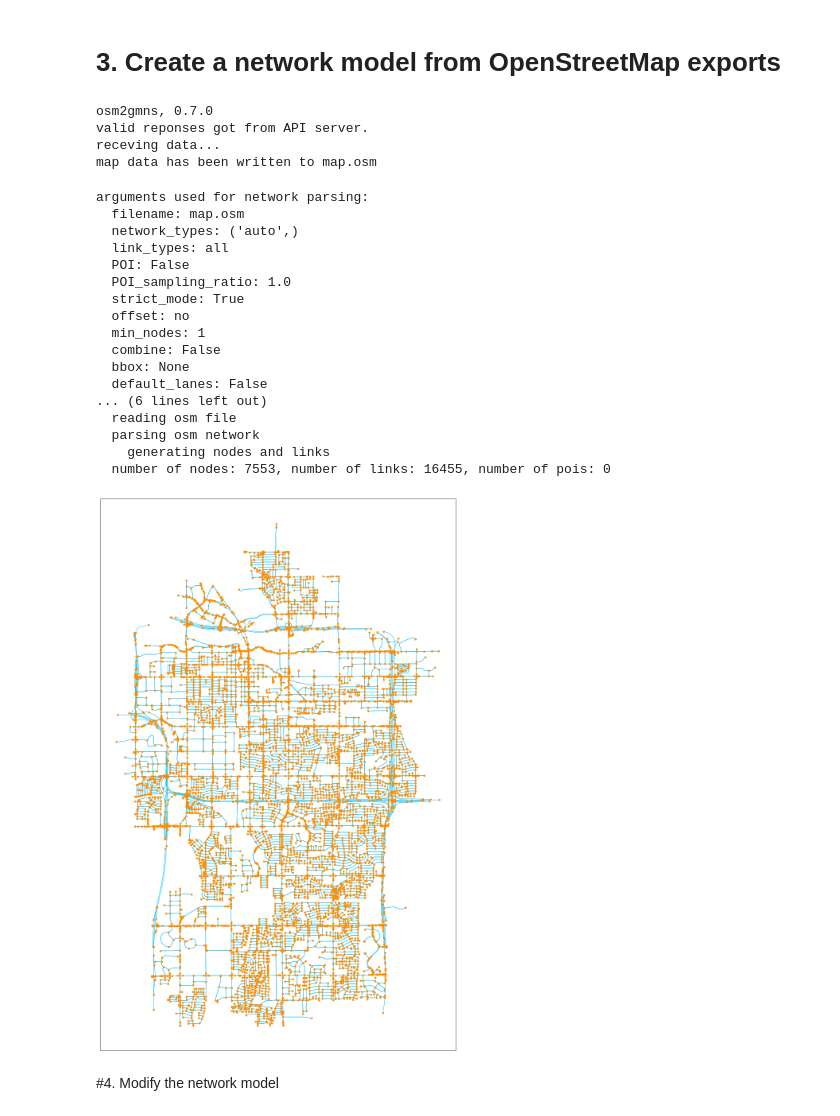
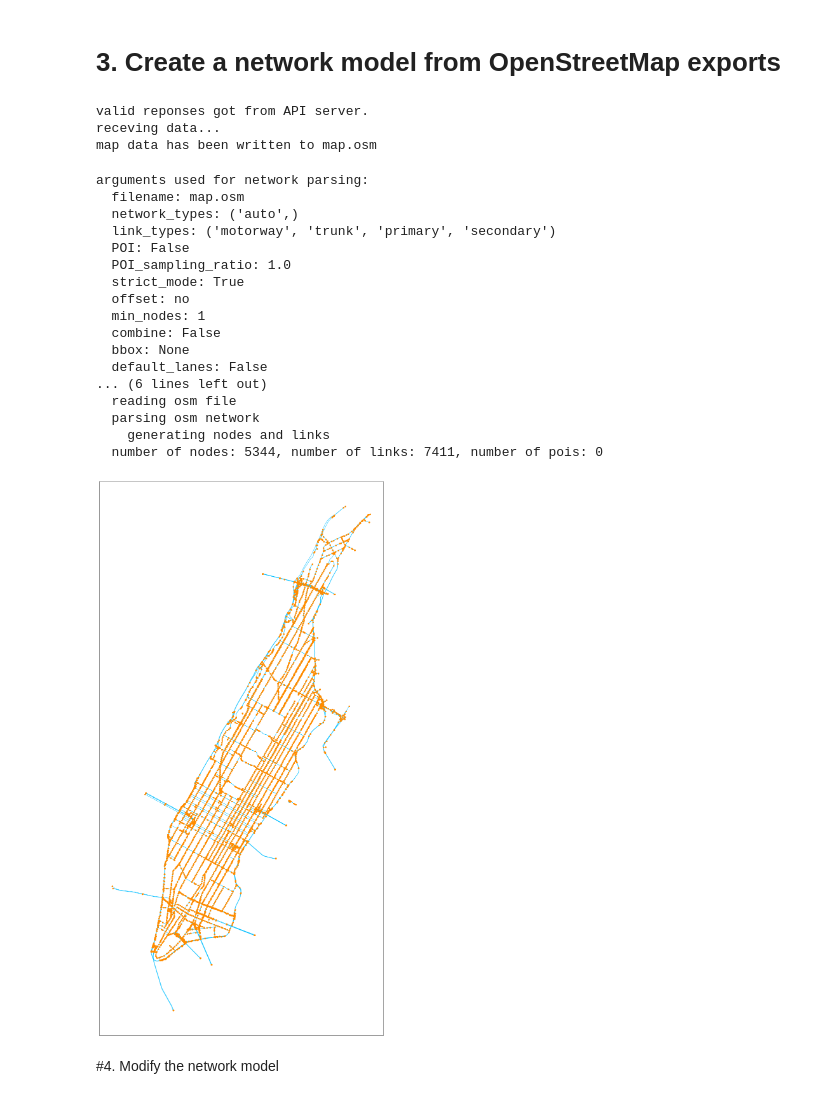
Before and after one commit to jiawlu/OSM2GMNS, a Jupyter notebook: osm2gmns_quickstart.ipynb, the cells around one changed output. Saved outputs shown, nothing was run; the diff lists cells and outputs as text; code cells hidden in the pictures.

```diff
--- a/osm2gmns_quickstart.ipynb
+++ b/osm2gmns_quickstart.ipynb
@@ -40,39 +40,39 @@ Successfully installed osm2gmns-0.7.0 osmium-3.5.0
 # %%
 # Import osm2gmns with the alias as "og" (easier to type)
 import osm2gmns as og
+# relation id for Manhattan  is 8398124
 # relation id for City of Tempe is 110833.
-og.downloadOSMData(110833, 'map.osm')
+og.downloadOSMData(8398124, 'map.osm')
 # Generate a net from the Tempe, AZ OpenStreetMap export and include Points of Interest (POI=True)
 # %% [output]
-osm2gmns, 0.7.0
 valid reponses got from API server.
 receving data...
 map data has been written to map.osm
 # %%
 input_file = 'map.osm'
-net = og.getNetFromFile(input_file)
+net = og.getNetFromFile(input_file, link_types=('motorway','trunk','primary','secondary'))
 
 # Use og.show(net) to visualize the network model
 og.show(net)
 # %% [output]
 arguments used for network parsing:
   filename: map.osm
   network_types: ('auto',)
-  link_types: all
+  link_types: ('motorway', 'trunk', 'primary', 'secondary')
   POI: False
   POI_sampling_ratio: 1.0
   strict_mode: True
   offset: no
   min_nodes: 1
   combine: False
   bbox: None
   default_lanes: False
 ... (6 lines left out)
   reading osm file
   parsing osm network
     generating nodes and links
-  number of nodes: 7553, number of links: 16455, number of pois: 0
+  number of nodes: 5344, number of links: 7411, number of pois: 0
-[figure, old version]
+[figure, new version]
 # %% [markdown]
 #4. Modify the network model
 # %% [markdown]
```
Also changed, not shown: parts of 8 cells of this notebook.
